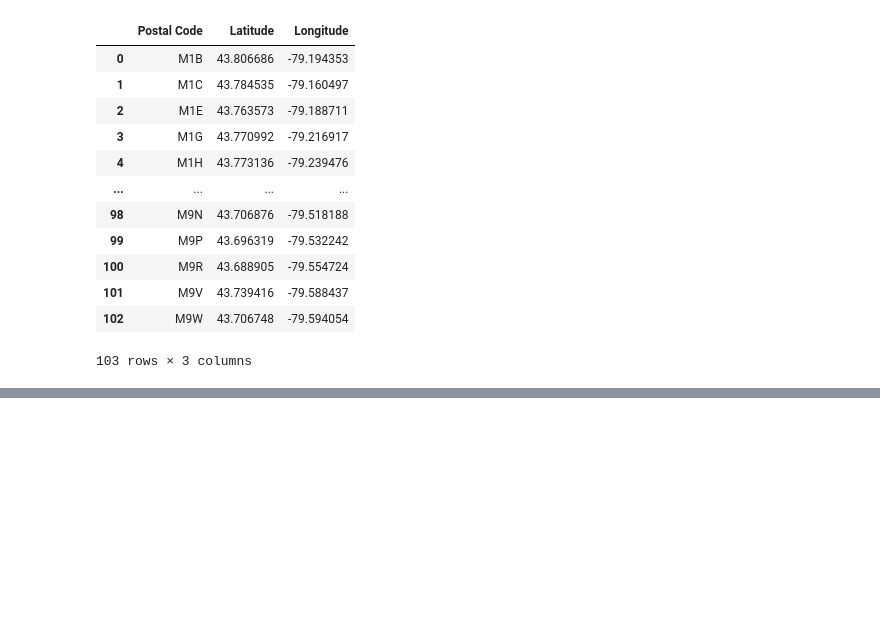
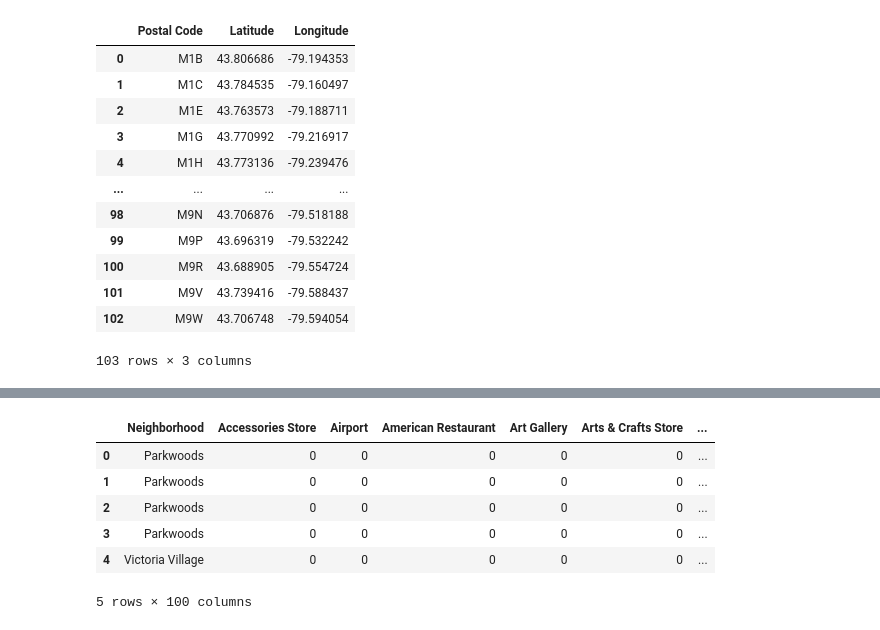
Before and after one commit to AhmedZIANE/Coursera_Capstone, a Jupyter notebook: Segmenting and Clustering Neighborhoods in Toronto.ipynb, the cells around one changed output, grey strips where cells are left out. Saved outputs shown, nothing was run; the diff lists cells and outputs as text; code cells hidden in the pictures; blank space fills up the shorter version.

```diff
--- a/Segmenting and Clustering Neighborhoods in Toronto.ipynb
+++ b/Segmenting and Clustering Neighborhoods in Toronto.ipynb
@@ -146,0 +180,3 @@ df
+# %%
+northY_data = neighborhoods[neighborhoods['Borough'] == 'North York'].reset_index(drop=True)
+northY_data.head()
@@ -146,0 +389,20 @@ df
+# %%
+# one hot encoding
+northY_onehot = pd.get_dummies(northY_venues[['Venue Category']], prefix="", prefix_sep="")
+
+# add neighborhood column back to dataframe
+northY_onehot['Neighborhood'] = northY_venues['Neighborhood']
+
+# move neighborhood column to the first column
+fixed_columns = [northY_onehot.columns[-1]] + list(northY_onehot.columns[:-1])
+northY_onehot = northY_onehot[fixed_columns]
+
+northY_onehot.head()
+# %% [output]
+|  | Neighborhood | Accessories Store | Airport | American Restaurant | Art Gallery | Arts & Crafts Store | ... |
+| 0 | Parkwoods | 0 | 0 | 0 | 0 | 0 | ... |
+| 1 | Parkwoods | 0 | 0 | 0 | 0 | 0 | ... |
+| 2 | Parkwoods | 0 | 0 | 0 | 0 | 0 | ... |
+| 3 | Parkwoods | 0 | 0 | 0 | 0 | 0 | ... |
+| 4 | Victoria Village | 0 | 0 | 0 | 0 | 0 | ... |
+5 rows × 100 columns
```
Also changed, not shown: parts of 21 cells of this notebook.
